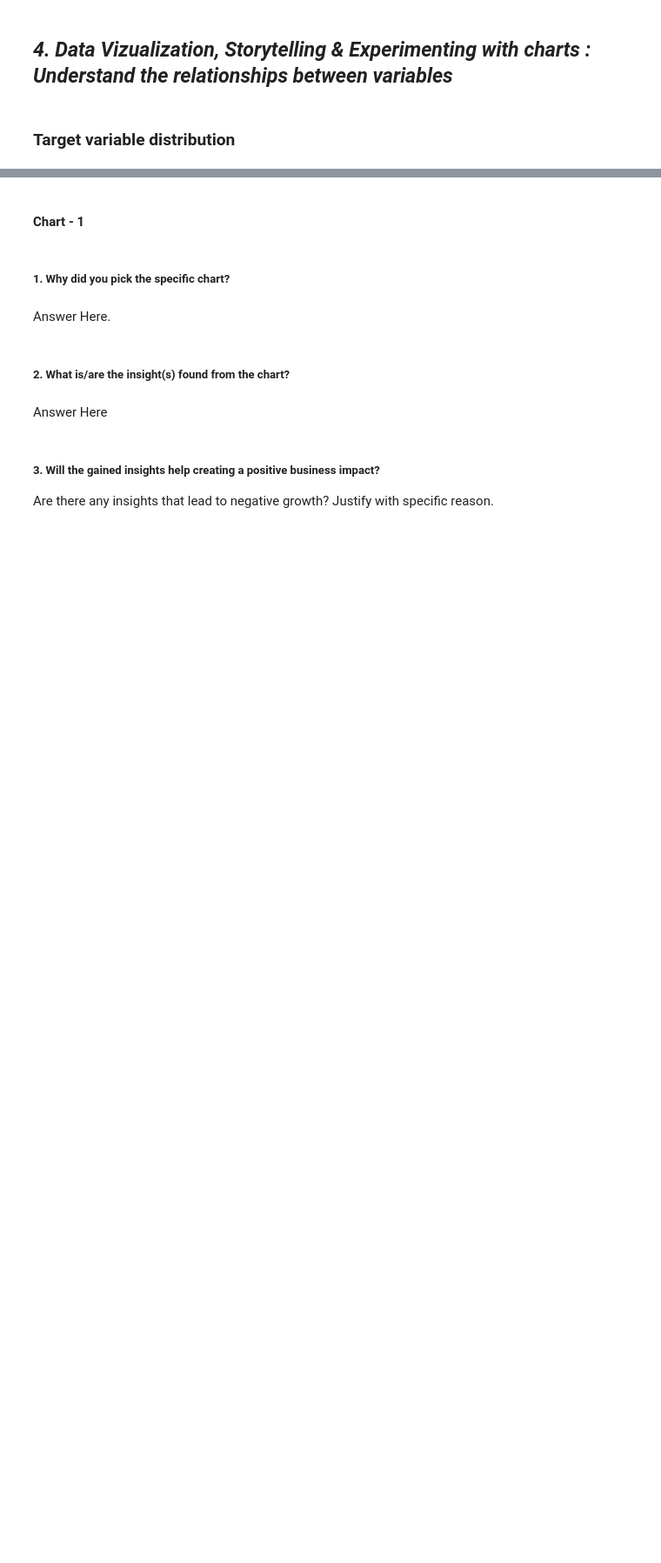
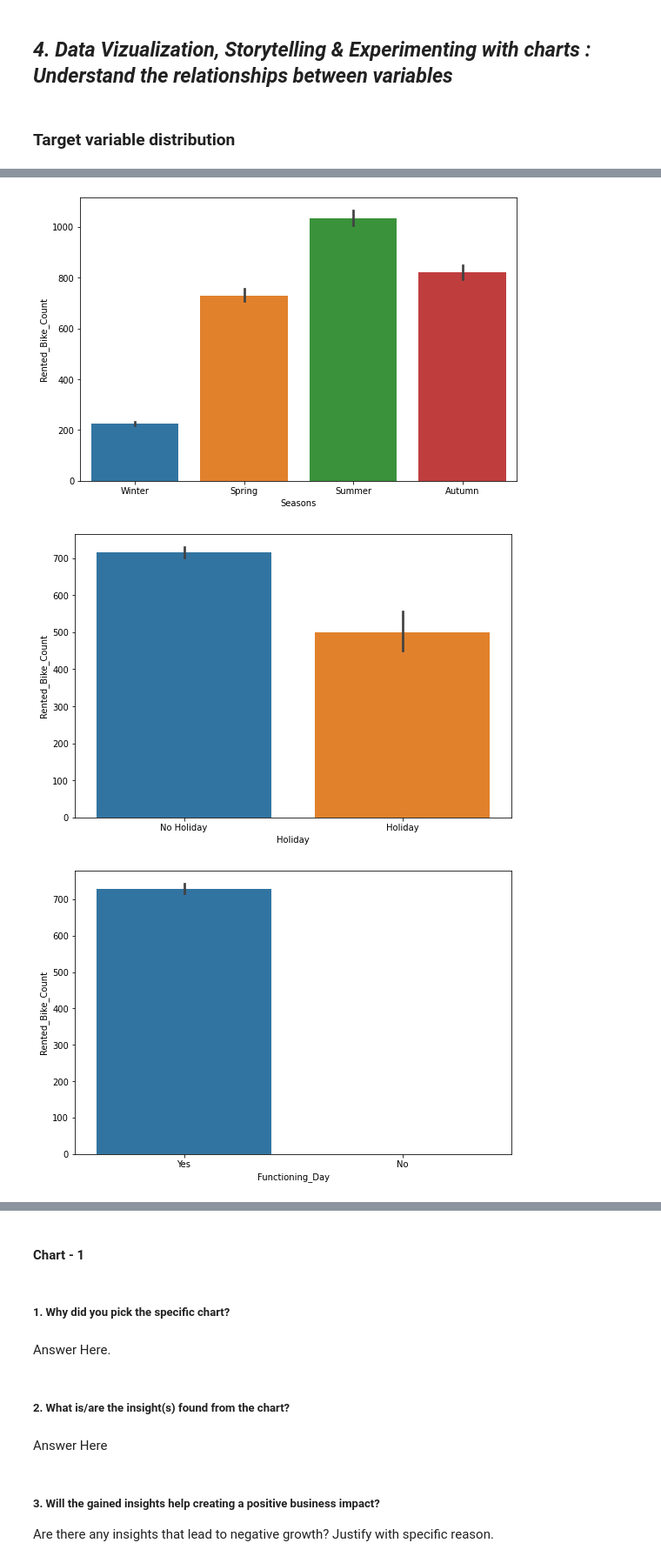
Before and after one commit to tarun422/Bike-Sharing-Demand, a Jupyter notebook: SouelBike.ipynb, the cells around one changed output, grey strips where cells are left out. Shown: that part at 87% size. Drawn from its saved outputs; the diff is of its cells as text; code cells hidden in the pictures; blank space fills up the shorter version.

```diff
--- a/SouelBike.ipynb
+++ b/SouelBike.ipynb
@@ -426,0 +536,9 @@ sns.boxplot(bike['Rented_Bike_Count'])
+# %%
+for i in list_of_categorical_column:
+  fig = plt.figure(figsize=(9, 6))
+  sns.barplot(y=bike['Rented_Bike_Count'],x=bike[i])
+  plt.show()
+# %% [output]
+[figure, added]
+[figure, added]
+[figure, added]
```
Also changed, not shown: parts of 28 cells of this notebook.
